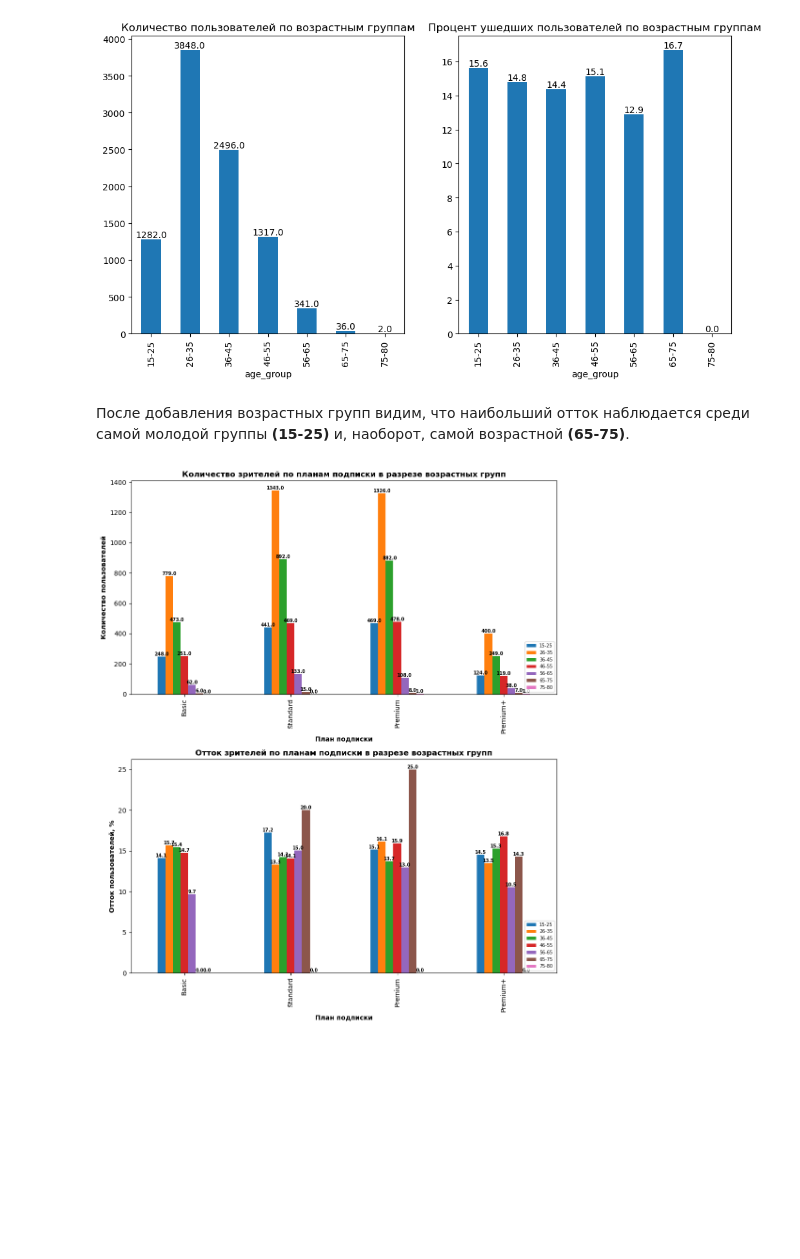
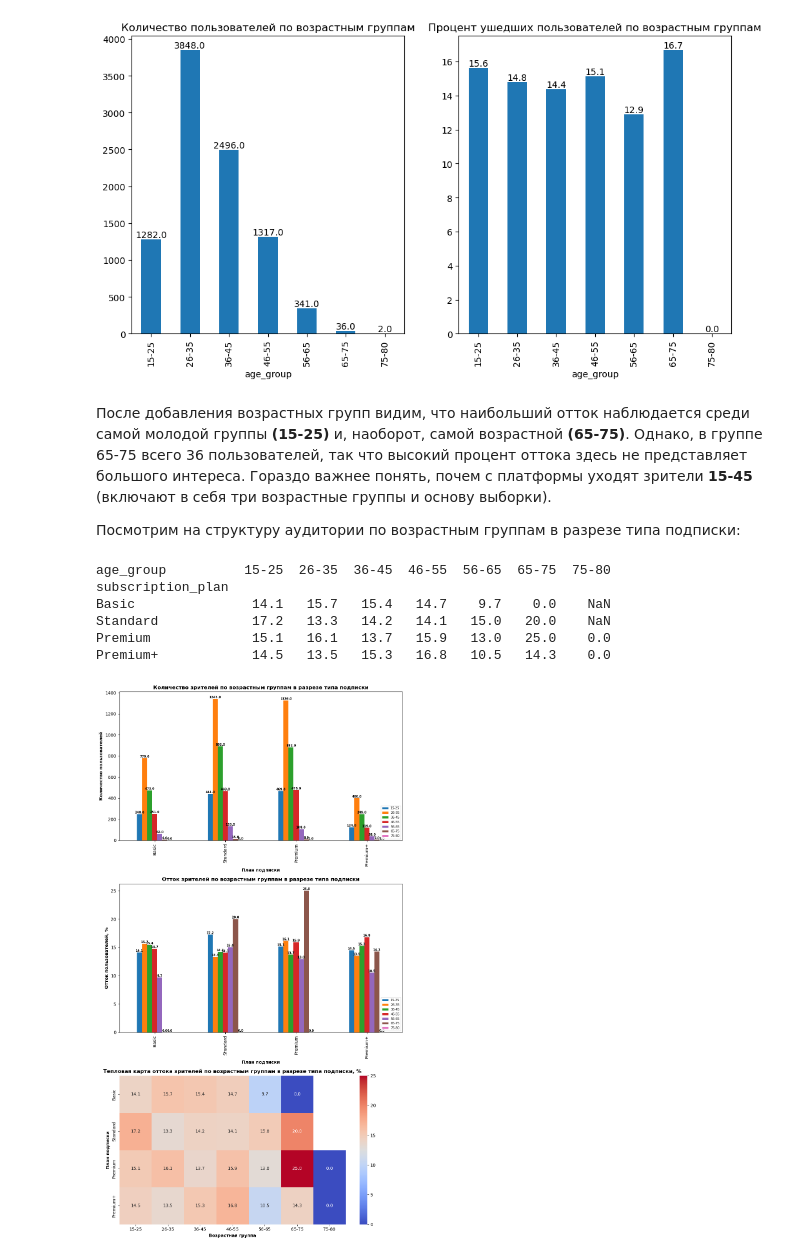
Before and after one commit to rouch314/netflix-users-behavior-analysis, a Jupyter notebook: netflix-analysis.ipynb, the cells around one changed output. Drawn from its saved outputs; the diff is of its cells as text; code cells hidden in the pictures; blank space fills up the shorter version.

Commit message:
Добавлена тепловая карта по age_group

```diff
--- a/netflix-analysis.ipynb
+++ b/netflix-analysis.ipynb
@@ -911,32 +912,51 @@ plt.show()
 # %% [output]
 [figure]
 # %% [markdown]
-После добавления возрастных групп видим, что наибольший отток наблюдается среди самой молодой группы **(15-25)** и, наоборот, самой возрастной **(65-75)**.
+После добавления возрастных групп видим, что наибольший отток наблюдается среди самой молодой группы **(15-25)** и, наоборот, самой возрастной **(65-75)**. Однако, в группе 65-75 всего 36 пользователей, так что высокий процент оттока здесь не представляет большого интереса. Гораздо важнее понять, почем с платформы уходят зрители **15-45** (включают в себя три возрастные группы и основу выборки).
+
+Посмотрим на структуру аудитории по возрастным группам в разрезе типа подписки:
+# %%
+churn_by_sub_age = df.groupby(['subscription_plan', 'age_group'], observed=True)['is_active'].apply(lambda x: (1 - x.mean()) * 100).unstack()\
+    .sort_values(by='subscription_plan').round(1)
+print(churn_by_sub_age)
+# %% [output]
+age_group          15-25  26-35  36-45  46-55  56-65  65-75  75-80
+subscription_plan
+Basic               14.1   15.7   15.4   14.7    9.7    0.0    NaN
+Standard            17.2   13.3   14.2   14.1   15.0   20.0    NaN
+Premium             15.1   16.1   13.7   15.9   13.0   25.0    0.0
+Premium+            14.5   13.5   15.3   16.8   10.5   14.3    0.0
 # %%
 users_by_sub_age = df.groupby(['subscription_plan', 'age_group'], observed= True)['user_id'].count().sort_values()
-churn_by_sub_age = df.groupby(['subscription_plan', 'age_group'], observed= True)['is_active'].apply(lambda x: (1 - x.mean()) * 100).sort_values()
+churn_by_sub_age_t = df.groupby(['subscription_plan', 'age_group'], observed= True)['is_active'].apply(lambda x: (1 - x.mean()) * 100).sort_values()
 
-fig, axes = plt.subplots(2, 1, figsize=(10, 12))
+fig, axes = plt.subplots(3, 1, figsize=(10, 18))
 
 plot1 = users_by_sub_age.unstack().plot(kind='bar', ax=axes[0], width=0.5)
 for i in plot1.containers:
     plot1.bar_label(i, fmt='%.1f', fontsize=7, fontweight='bold')
 
 plot1.set_xlabel('План подписки', fontweight='bold')
 plot1.set_ylabel('Количество пользователей', fontweight='bold')
-plot1.set_title('Количество зрителей по планам подписки в разрезе возрастных групп', fontweight='bold')
+plot1.set_title('Количество зрителей по возрастным группам в разрезе типа подписки', fontweight='bold')
 plot1.legend(loc='lower right', fontsize='x-small')
 
-plot2 = churn_by_sub_age.unstack().plot(kind='bar', ax=axes[1])
+plot2 = churn_by_sub_age_t.unstack().plot(kind='bar', ax=axes[1])
 for i in plot2.containers:
     plot2.bar_label(i, fmt='%.1f', fontsize=7, fontweight='bold')
 
 plot2.set_xlabel('План подписки', fontweight='bold')
 plot2.set_ylabel('Отток пользователей, %', fontweight='bold')
-plot2.set_title('Отток зрителей по планам подписки в разрезе возрастных групп', fontweight='bold')
+plot2.set_title('Отток зрителей по возрастным группам в разрезе типа подписки', fontweight='bold')
 plot2.legend(loc='lower right', fontsize='x-small')
+
+#столбчатый график визуально сложно интерпретируем, построим тепловую карту
+plot3 = sns.heatmap(churn_by_sub_age, annot=True, fmt='.1f', cmap='coolwarm', center=12.5, ax=axes[2])
+plot3.set_xlabel('Возрастная группа', fontweight='bold')
+plot3.set_ylabel('План подписки', fontweight='bold')
+plot3.set_title('Тепловая карта оттока зрителей по возрастным группам в разрезе типа подписки, %', fontweight='bold')
 
 plt.tight_layout()
 plt.show()
 # %% [output]
-[figure, old version]
+[figure, new version]
```
Also changed, not shown: parts of 5 cells of this notebook.
